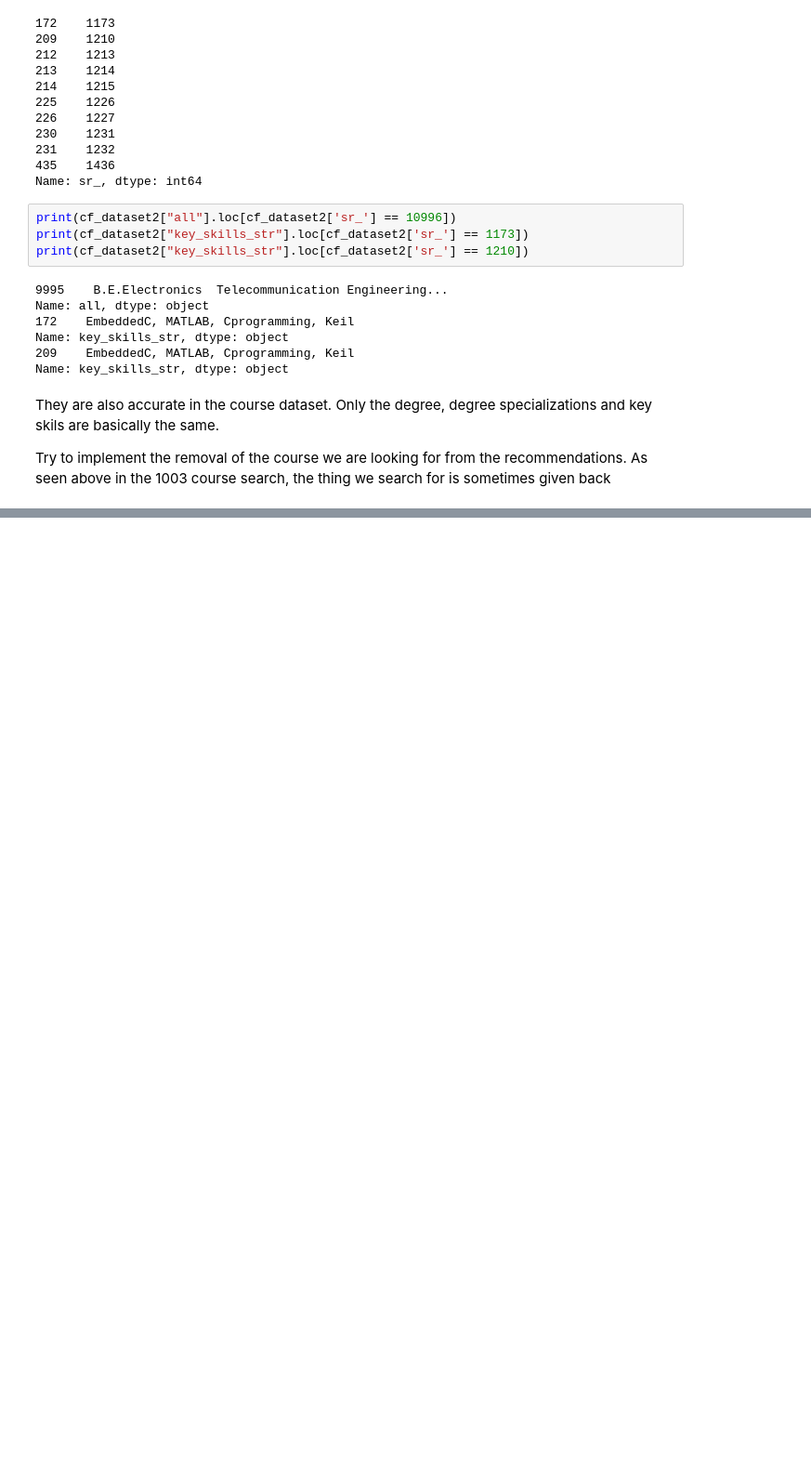
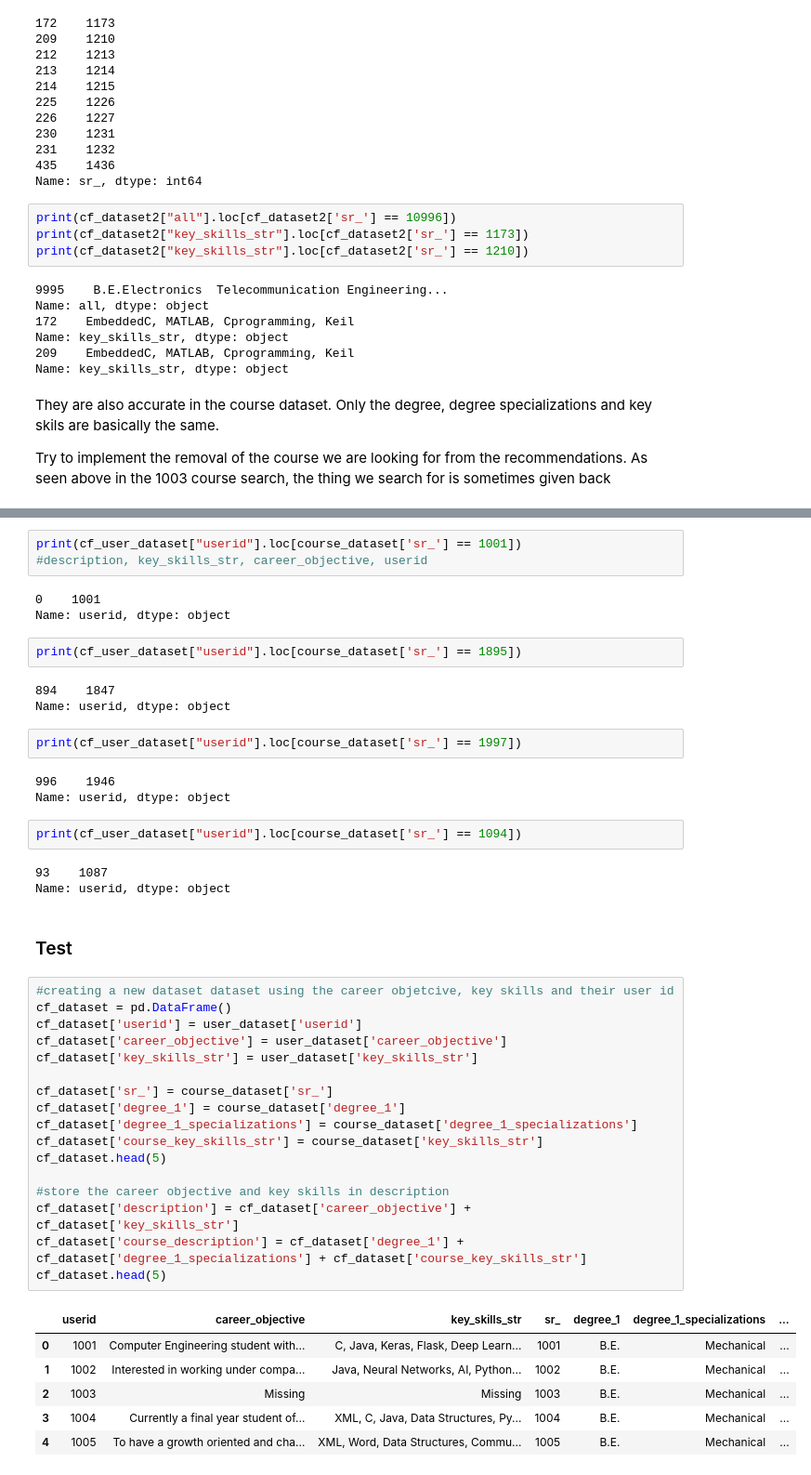
Before and after one commit to britneyv/Personalised-Course-Recommender-System, a Jupyter notebook: Content-Filtering_Experiments.ipynb, the cells around one changed output, grey strips where cells are left out. Shown at 93% size. Cells and saved outputs as stored; diff of their text form; blank space fills up the shorter version.

```diff
--- a/Content-Filtering_Experiments.ipynb
+++ b/Content-Filtering_Experiments.ipynb
@@ -482,0 +557,47 @@ Try to implement the removal of the course we are looking for from the recommend
+# %%
+print(cf_user_dataset["userid"].loc[course_dataset['sr_'] == 1001])
+#description, key_skills_str, career_objective, userid
+# %% [output]
+0    1001
+Name: userid, dtype: object
+# %%
+print(cf_user_dataset["userid"].loc[course_dataset['sr_'] == 1895])
+# %% [output]
+894    1847
+Name: userid, dtype: object
+# %%
+print(cf_user_dataset["userid"].loc[course_dataset['sr_'] == 1997])
+# %% [output]
+996    1946
+Name: userid, dtype: object
+# %%
+print(cf_user_dataset["userid"].loc[course_dataset['sr_'] == 1094])
+# %% [output]
+93    1087
+Name: userid, dtype: object
+# %% [markdown]
+### Test
+# %%
+#creating a new dataset dataset using the career objetcive, key skills and their user id
+cf_dataset = pd.DataFrame()
+cf_dataset['userid'] = user_dataset['userid']
+cf_dataset['career_objective'] = user_dataset['career_objective']
+cf_dataset['key_skills_str'] = user_dataset['key_skills_str']
+
+cf_dataset['sr_'] = course_dataset['sr_']
+cf_dataset['degree_1'] = course_dataset['degree_1']
+cf_dataset['degree_1_specializations'] = course_dataset['degree_1_specializations']
+cf_dataset['course_key_skills_str'] = course_dataset['key_skills_str']
+cf_dataset.head(5)
+
+#store the career objective and key skills in description
+cf_dataset['description'] = cf_dataset['career_objective'] + cf_dataset['key_skills_str']
+cf_dataset['course_description'] = cf_dataset['degree_1'] + cf_dataset['degree_1_specializations'] + cf_dataset['course_key_skills_str']
+cf_dataset.head(5)
+# %% [output]
+|  | userid | career_objective | key_skills_str | sr_ | degree_1 | degree_1_specializations | ... |
+| 0 | 1001 | Computer Engineering student with... | C, Java, Keras, Flask, Deep Learn... | 1001 | B.E. | Mechanical | ... |
+| 1 | 1002 | Interested in working under compa... | Java, Neural Networks, AI, Python... | 1002 | B.E. | Mechanical | ... |
+| 2 | 1003 | Missing | Missing | 1003 | B.E. | Mechanical | ... |
+| 3 | 1004 | Currently a final year student of... | XML, C, Java, Data Structures, Py... | 1004 | B.E. | Mechanical | ... |
+| 4 | 1005 | To have a growth oriented and cha... | XML, Word, Data Structures, Commu... | 1005 | B.E. | Mechanical | ... |
```
Also changed, not shown: parts of 6 cells of this notebook.
